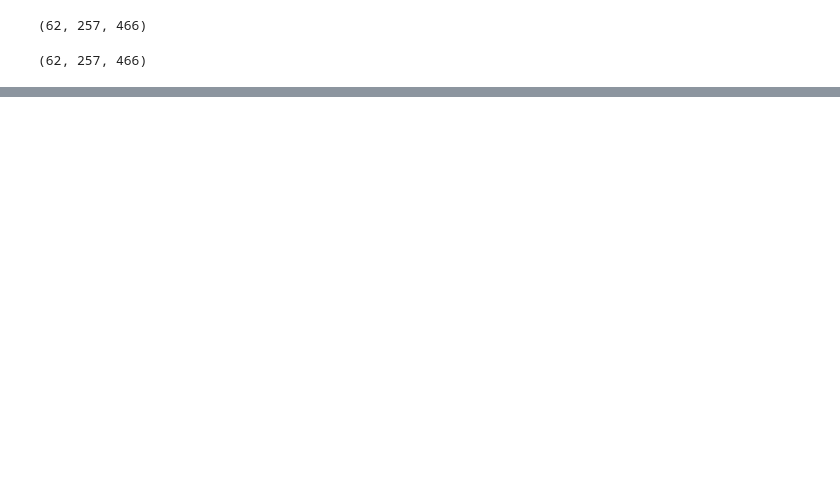
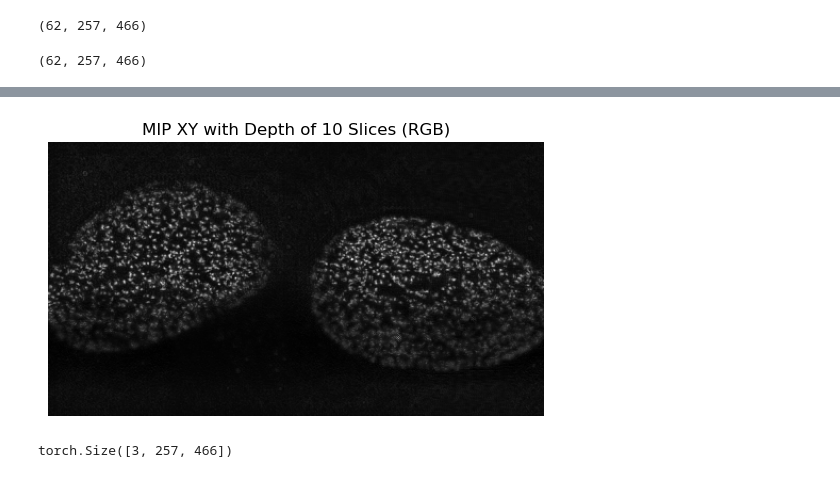
Before and after one commit to peterhpark/neuroclear, a Jupyter notebook: jupyter_notebook/torchIO_patch_inference.ipynb, the cells around one changed output, grey strips where cells are left out. Cells and saved outputs as stored; diff of their text form; code cells hidden in the pictures; blank space fills up the shorter version.

```diff
--- a/jupyter_notebook/torchIO_patch_inference.ipynb
+++ b/jupyter_notebook/torchIO_patch_inference.ipynb
@@ -255,0 +365,23 @@ output_np.shape
+# %%
+import torchvision.transforms.functional as TF
+import matplotlib.pyplot as plt
+
+# Normalize the tensor to the range [0, 1]
+mip_xy_depth_tensor_normalized = (mip_xy_depth_tensor - mip_xy_depth_tensor.min()) / (mip_xy_depth_tensor.max() - mip_xy_depth_tensor.min())
+
+# Convert the tensor to a PIL image
+mip_xy_depth_pil = TF.to_pil_image(mip_xy_depth_tensor_normalized)
+
+# Convert the PIL image to RGB
+mip_xy_depth_rgb = TF.to_tensor(mip_xy_depth_pil.convert("RGB"))
+
+# Visualize the RGB image
+plt.imshow(TF.to_pil_image(mip_xy_depth_rgb))
+plt.title('MIP XY with Depth of 10 Slices (RGB)')
+plt.axis('off')
+plt.show()
+
+print(mip_xy_depth_rgb.shape)
+# %% [output]
+[figure, added]
+torch.Size([3, 257, 466])
```
Also changed, not shown: parts of 22 cells of this notebook, 13 other files.
